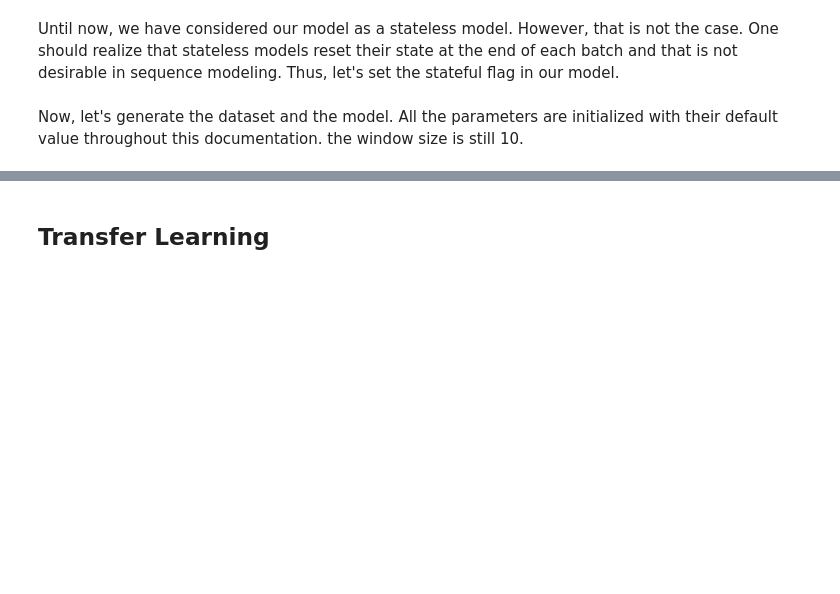
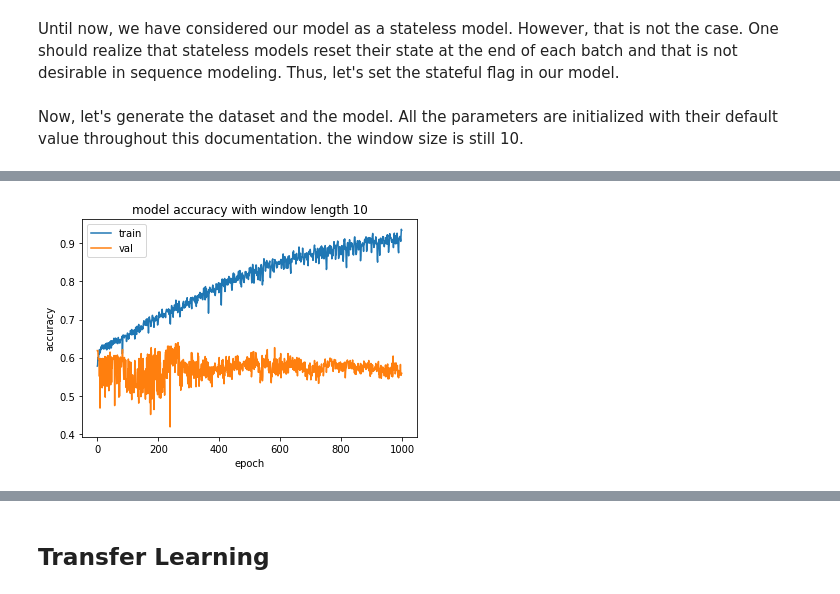
Before and after one commit to Ayazdani1997/stock-feature-prediction-final-pro, a Jupyter notebook: Phase1_OCHLV.ipynb, the cells around one changed output, grey strips where cells are left out. Saved outputs shown, nothing was run; the diff lists cells and outputs as text; code cells hidden in the pictures; blank space fills up the shorter version.

Commit message:
trained the stateful model for 1000 epochs and applied transfer learning, got worse.

```diff
--- a/Phase1_OCHLV.ipynb
+++ b/Phase1_OCHLV.ipynb
@@ -790,0 +784,3 @@ for window length 10 we have: test loss, test acc: [1.2176554441452025, 0.449999
+# %%
+epochs = 1000
+train_accs, val_accs, train_losses, val_losses = fit(model, epochs, training_data, training_labels, True, validation_data, validation_labels)
@@ -790,0 +805,10 @@ for window length 10 we have: test loss, test acc: [1.2176554441452025, 0.449999
+# %%
+plt.plot(train_accs)
+plt.plot(val_accs)
+plt.title('model accuracy with window length 10')
+plt.ylabel('accuracy')
+plt.xlabel('epoch')
+plt.legend(['train', 'val'], loc='upper left')
+plt.show()
+# %% [output]
+[figure, added]
```
Also changed, not shown: parts of 32 cells of this notebook.
